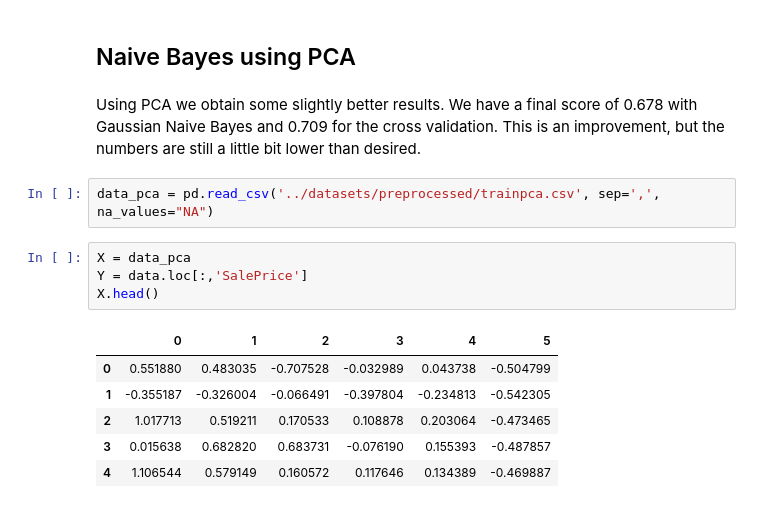
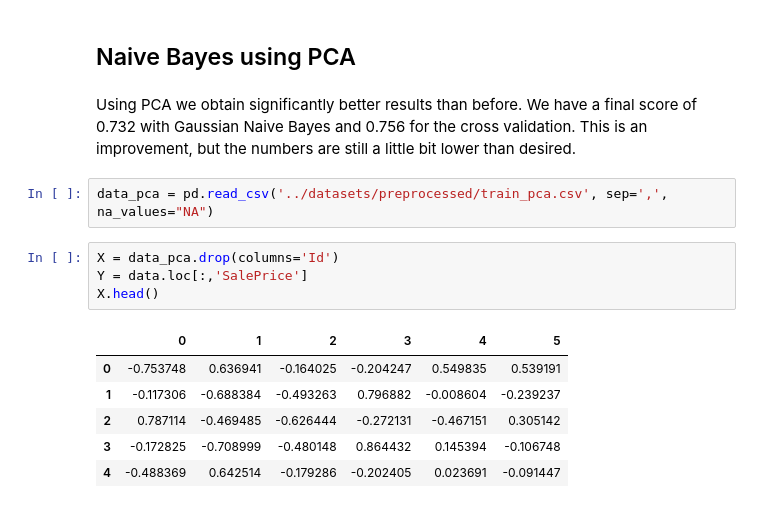
Before and after one commit to FerranAgulloLopez/DataMiningHousePrices, a Jupyter notebook: scripts/Naive Bayes.ipynb, the cells around one changed output. Cells and saved outputs as stored; diff of their text form.

```diff
--- a/scripts/Naive Bayes.ipynb
+++ b/scripts/Naive Bayes.ipynb
@@ -199,20 +201,20 @@ weighted avg       0.53      0.53      0.52      1540
 # %% [markdown]
 ## Naive Bayes using PCA
 # %% [markdown]
-Using PCA we obtain some slightly better results. We have a final score of 0.678 with Gaussian Naive Bayes and 0.709 for the cross validation. This is an improvement, but the numbers are still a little bit lower than desired.
+Using PCA we obtain significantly better results than before. We have a final score of 0.732 with Gaussian Naive Bayes and 0.756 for the cross validation. This is an improvement, but the numbers are still a little bit lower than desired.
 # %%
-data_pca = pd.read_csv('../datasets/preprocessed/trainpca.csv', sep=',', na_values="NA")
+data_pca = pd.read_csv('../datasets/preprocessed/train_pca.csv', sep=',', na_values="NA")
 # %%
-X = data_pca
+X = data_pca.drop(columns='Id')
 Y = data.loc[:,'SalePrice']
 X.head()
 # %% [output]
 |  | 0 | 1 | 2 | 3 | 4 | 5 |
-| 0 | 0.551880 | 0.483035 | -0.707528 | -0.032989 | 0.043738 | -0.504799 |
-| 1 | -0.355187 | -0.326004 | -0.066491 | -0.397804 | -0.234813 | -0.542305 |
-| 2 | 1.017713 | 0.519211 | 0.170533 | 0.108878 | 0.203064 | -0.473465 |
-| 3 | 0.015638 | 0.682820 | 0.683731 | -0.076190 | 0.155393 | -0.487857 |
-| 4 | 1.106544 | 0.579149 | 0.160572 | 0.117646 | 0.134389 | -0.469887 |
+| 0 | -0.753748 | 0.636941 | -0.164025 | -0.204247 | 0.549835 | 0.539191 |
+| 1 | -0.117306 | -0.688384 | -0.493263 | 0.796882 | -0.008604 | -0.239237 |
+| 2 | 0.787114 | -0.469485 | -0.626444 | -0.272131 | -0.467151 | 0.305142 |
+| 3 | -0.172825 | -0.708999 | -0.480148 | 0.864432 | 0.145394 | -0.106748 |
+| 4 | -0.488369 | 0.642514 | -0.179286 | -0.202405 | 0.023691 | -0.091447 |
 # %%
 X_train, X_test, y_train, y_test = cv.train_test_split(X, Y, test_size=.3, random_state=1)
 
```
Also changed, not shown: parts of 21 cells of this notebook, 5 other files.
